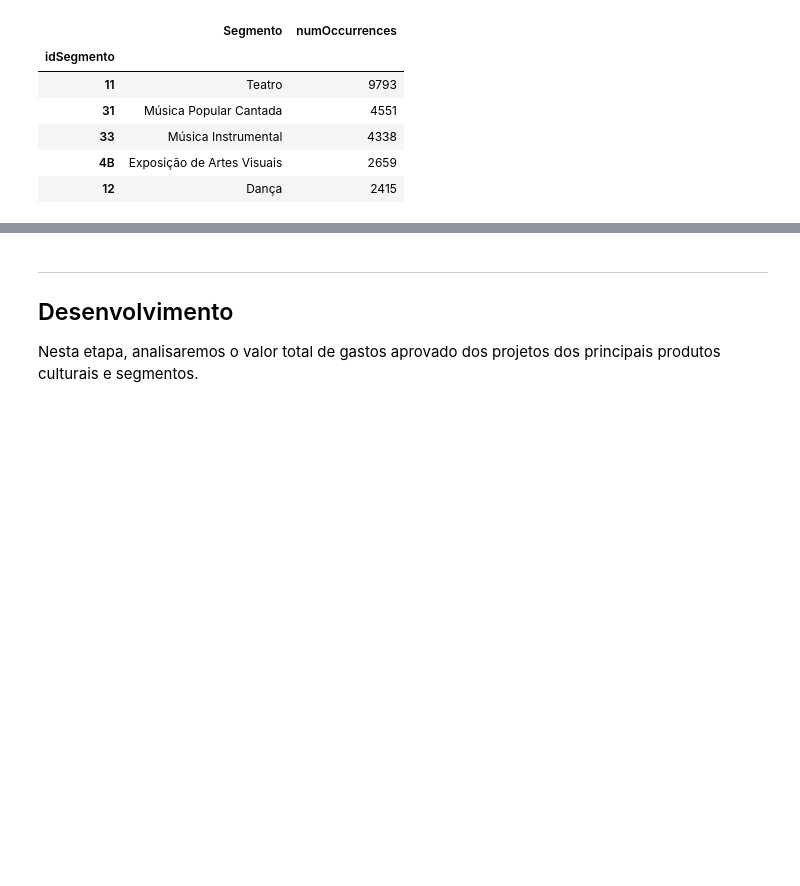
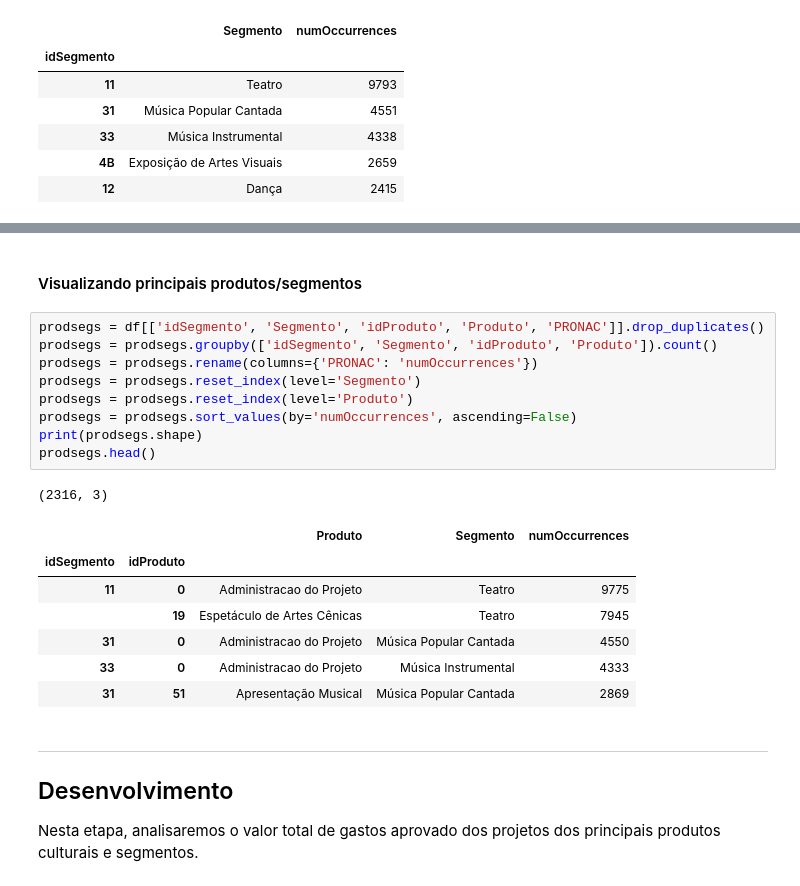
Before and after one commit to lappis-unb/salic-ml, a Jupyter notebook: notebooks/report/comparison_product_segment.ipynb, the cells around one changed output, grey strips where cells are left out. Saved outputs shown, nothing was run; the diff lists cells and outputs as text; blank space fills up the shorter version.

```diff
--- a/notebooks/report/comparison_product_segment.ipynb
+++ b/notebooks/report/comparison_product_segment.ipynb
@@ -107,3 +121,23 @@ segments.head()
+# %% [markdown]
+#### Visualizando principais produtos/segmentos
+# %%
+prodsegs = df[['idSegmento', 'Segmento', 'idProduto', 'Produto', 'PRONAC']].drop_duplicates()
+prodsegs = prodsegs.groupby(['idSegmento', 'Segmento', 'idProduto', 'Produto']).count()
+prodsegs = prodsegs.rename(columns={'PRONAC': 'numOccurrences'})
+prodsegs = prodsegs.reset_index(level='Segmento')
+prodsegs = prodsegs.reset_index(level='Produto')
+prodsegs = prodsegs.sort_values(by='numOccurrences', ascending=False)
+print(prodsegs.shape)
+prodsegs.head()
+# %% [output]
+(2316, 3)
+|  |  | Produto | Segmento | numOccurrences |
+| idSegmento | idProduto |  |  |  |
+| 11 | 0 | Administracao do Projeto | Teatro | 9775 |
+|  | 19 | Espetáculo de Artes Cênicas | Teatro | 7945 |
+| 31 | 0 | Administracao do Projeto | Música Popular Cantada | 4550 |
+| 33 | 0 | Administracao do Projeto | Música Instrumental | 4333 |
+| 31 | 51 | Apresentação Musical | Música Popular Cantada | 2869 |
 # %% [markdown]
 ---
 ## Desenvolvimento
```
Also changed, not shown: parts of 6 cells of this notebook.
